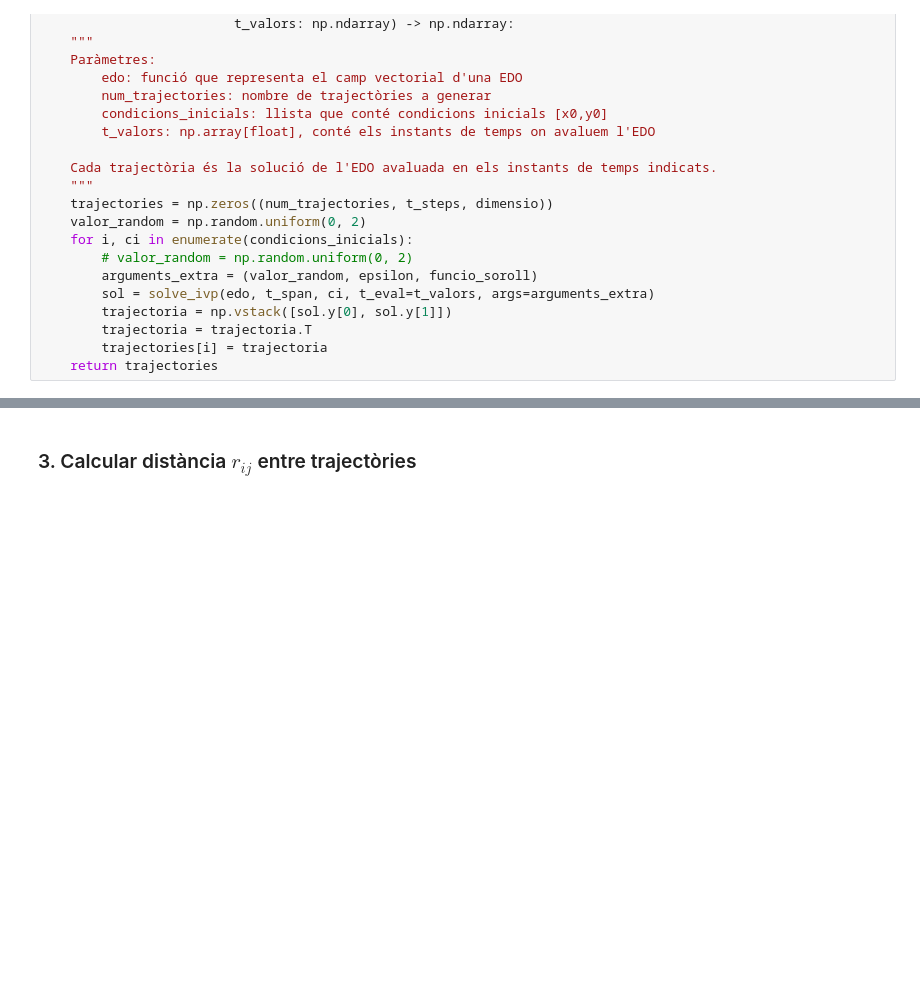
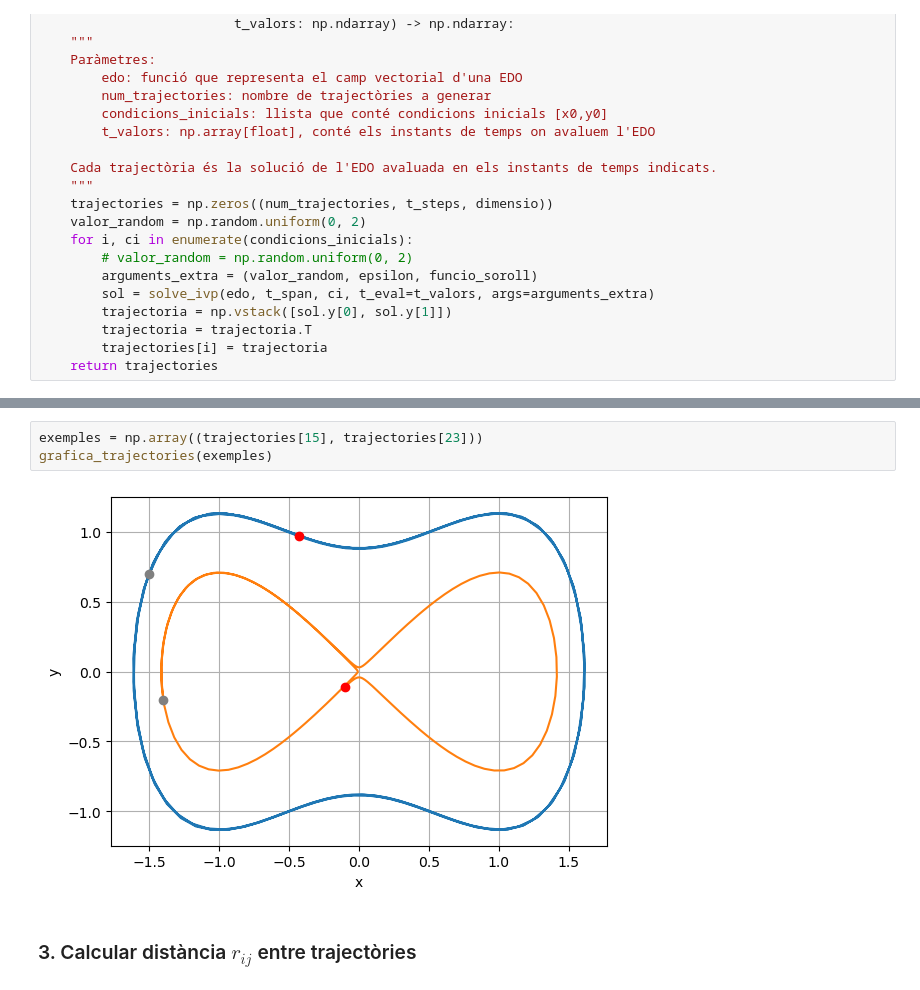
Before and after one commit to victor-lopz/spectral-clustering, a Jupyter notebook: clustering/trajectories.ipynb, the cells around one changed output, grey strips where cells are left out. Saved outputs shown, nothing was run; the diff lists cells and outputs as text; blank space fills up the shorter version.

```diff
--- a/clustering/trajectories.ipynb
+++ b/clustering/trajectories.ipynb
@@ -166,3 +169,8 @@ grafica_trajectories(trajectories, dibuixa_regions=False)
+# %%
+exemples = np.array((trajectories[15], trajectories[23]))
+grafica_trajectories(exemples)
+# %% [output]
+[figure, added]
 # %% [markdown]
 ### 3. Calcular distància $r_{ij}$ entre trajectòries
 # %%
```
Also changed, not shown: parts of 27 cells of this notebook.
